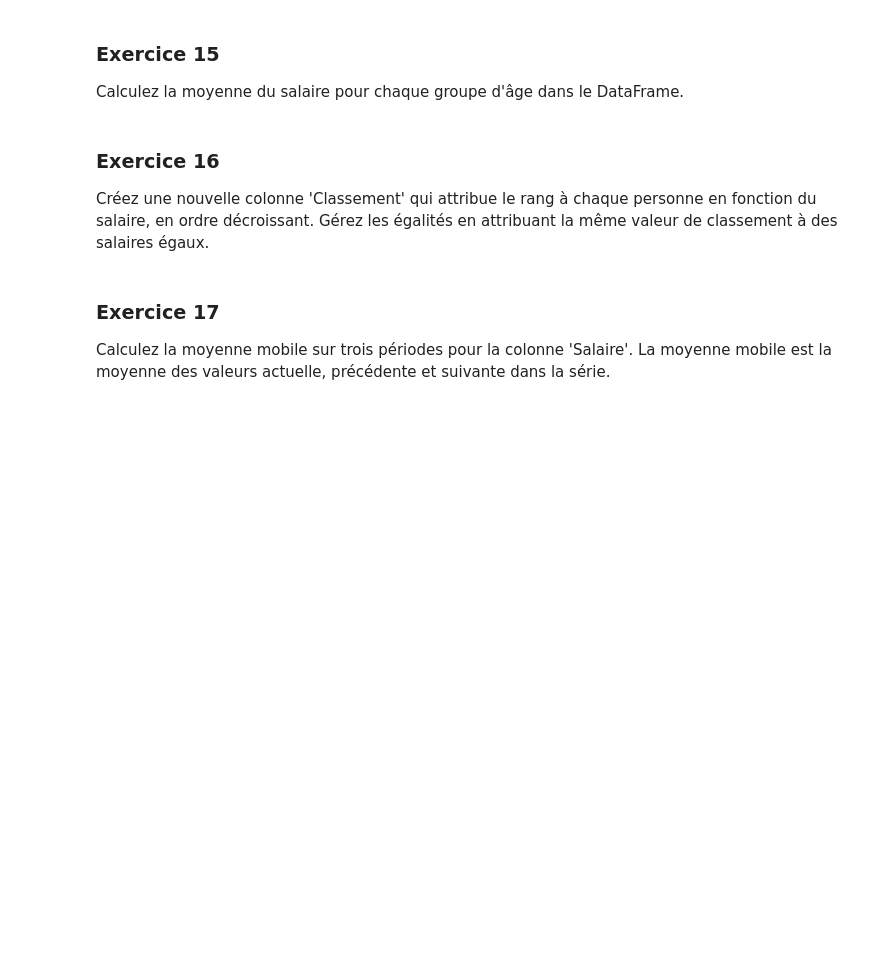
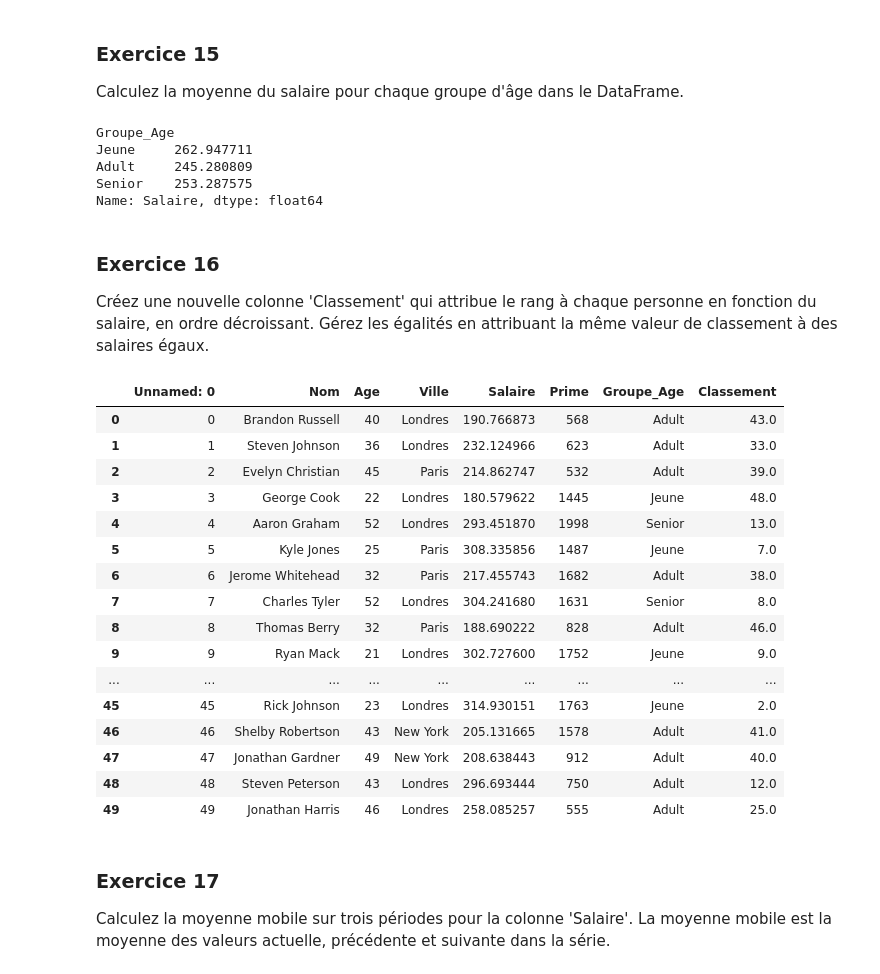
Before and after one commit to Yann-Fournier/Manipulation-de-donn-es-Python-B2, a Jupyter notebook: Pandas/TD_pandas.ipynb, the cells around one changed output. Drawn from its saved outputs; the diff is of its cells as text; code cells hidden in the pictures; blank space fills up the shorter version.

```diff
--- a/Pandas/TD_pandas.ipynb
+++ b/Pandas/TD_pandas.ipynb
@@ -70,9 +262,38 @@ Créez une nouvelle colonne 'Groupe_Age' en catégorisant l'âge en 'Jeune' (<30
 # %% [markdown]
 ### Exercice 15
 Calculez la moyenne du salaire pour chaque groupe d'âge dans le DataFrame.
+# %%
+df.groupby('Groupe_Age')['Salaire'].mean()
+# %% [output]
+Groupe_Age
+Jeune     262.947711
+Adult     245.280809
+Senior    253.287575
+Name: Salaire, dtype: float64
 # %% [markdown]
 ### Exercice 16
 Créez une nouvelle colonne 'Classement' qui attribue le rang à chaque personne en fonction du salaire, en ordre décroissant. Gérez les égalités en attribuant la même valeur de classement à des salaires égaux.
+# %%
+df['Classement'] = df['Salaire'].rank(ascending=False)
+df
+# %% [output]
+|  | Unnamed: 0 | Nom | Age | Ville | Salaire | Prime | Groupe_Age | Classement |
+| 0 | 0 | Brandon Russell | 40 | Londres | 190.766873 | 568 | Adult | 43.0 |
+| 1 | 1 | Steven Johnson | 36 | Londres | 232.124966 | 623 | Adult | 33.0 |
+| 2 | 2 | Evelyn Christian | 45 | Paris | 214.862747 | 532 | Adult | 39.0 |
+| 3 | 3 | George Cook | 22 | Londres | 180.579622 | 1445 | Jeune | 48.0 |
+| 4 | 4 | Aaron Graham | 52 | Londres | 293.451870 | 1998 | Senior | 13.0 |
+| 5 | 5 | Kyle Jones | 25 | Paris | 308.335856 | 1487 | Jeune | 7.0 |
+| 6 | 6 | Jerome Whitehead | 32 | Paris | 217.455743 | 1682 | Adult | 38.0 |
+| 7 | 7 | Charles Tyler | 52 | Londres | 304.241680 | 1631 | Senior | 8.0 |
+| 8 | 8 | Thomas Berry | 32 | Paris | 188.690222 | 828 | Adult | 46.0 |
+| 9 | 9 | Ryan Mack | 21 | Londres | 302.727600 | 1752 | Jeune | 9.0 |
+| ... | ... | ... | ... | ... | ... | ... | ... | ... |
+| 45 | 45 | Rick Johnson | 23 | Londres | 314.930151 | 1763 | Jeune | 2.0 |
+| 46 | 46 | Shelby Robertson | 43 | New York | 205.131665 | 1578 | Adult | 41.0 |
+| 47 | 47 | Jonathan Gardner | 49 | New York | 208.638443 | 912 | Adult | 40.0 |
+| 48 | 48 | Steven Peterson | 43 | Londres | 296.693444 | 750 | Adult | 12.0 |
+| 49 | 49 | Jonathan Harris | 46 | Londres | 258.085257 | 555 | Adult | 25.0 |
 # %% [markdown]
 ### Exercice 17
 Calculez la moyenne mobile sur trois périodes pour la colonne 'Salaire'. La moyenne mobile est la moyenne des valeurs actuelle, précédente et suivante dans la série.
```
Also changed, not shown: parts of 18 cells of this notebook, 1 other file.
